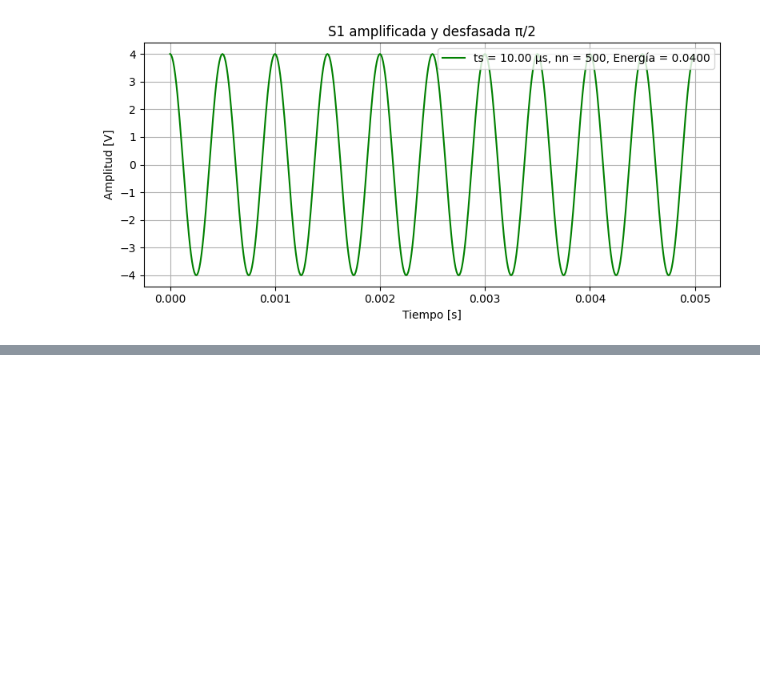
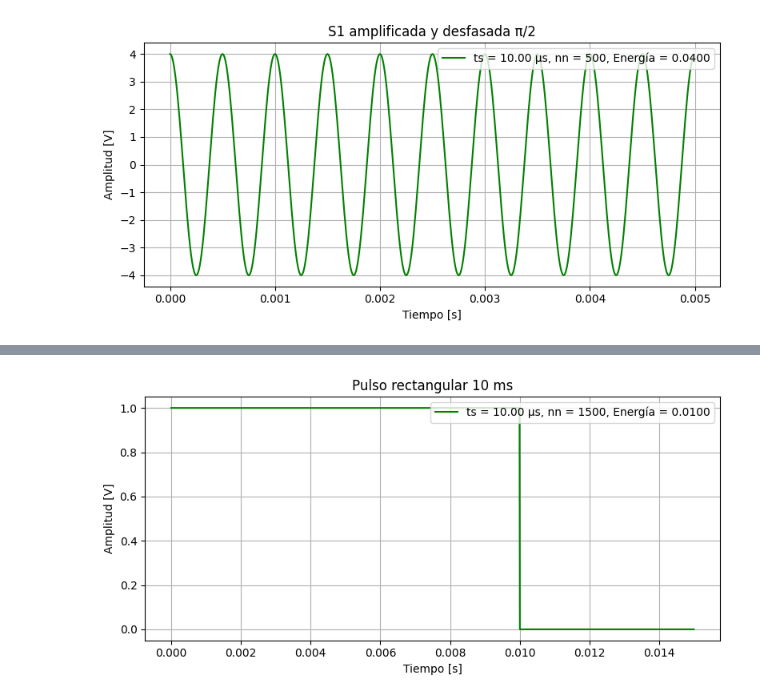
Before and after one commit to aguspaolini/aps-Paolini-Rosso, a Jupyter notebook: TS1 - Paolini Rosso.ipynb, the cells around one changed output, grey strips where cells are left out. Drawn from its saved outputs; the diff is of its cells as text; code cells hidden in the pictures; blank space fills up the shorter version.

```diff
--- a/TS1 - Paolini Rosso.ipynb
+++ b/TS1 - Paolini Rosso.ipynb
@@ -160,0 +284,13 @@ Al multiplicar *S1*, que recibe el nombre de **señal portadora**, de frecuencia
+# %%
+# Señal 6: pulso rectangular 10 ms
+
+nn_pulso = int(15e-3*fs)   # número total de muestras dado 15 ms
+tt_pulso = np.arange(nn_pulso)*ts   # vector de tiempo
+
+sen_6 = np.zeros_like(tt_pulso)    # creo vector de igual longitud
+n_pulso = int(10e-3*fs)            # duración del pulso = 10 ms
+sen_6[:n_pulso] = 1                # vale 1 en esos 10 ms
+
+grafico(tt_pulso, sen_6, 'Pulso rectangular 10 ms')
+# %% [output]
+[figure, added]
```
Also changed, not shown: parts of 7 cells of this notebook, 1 other file.
